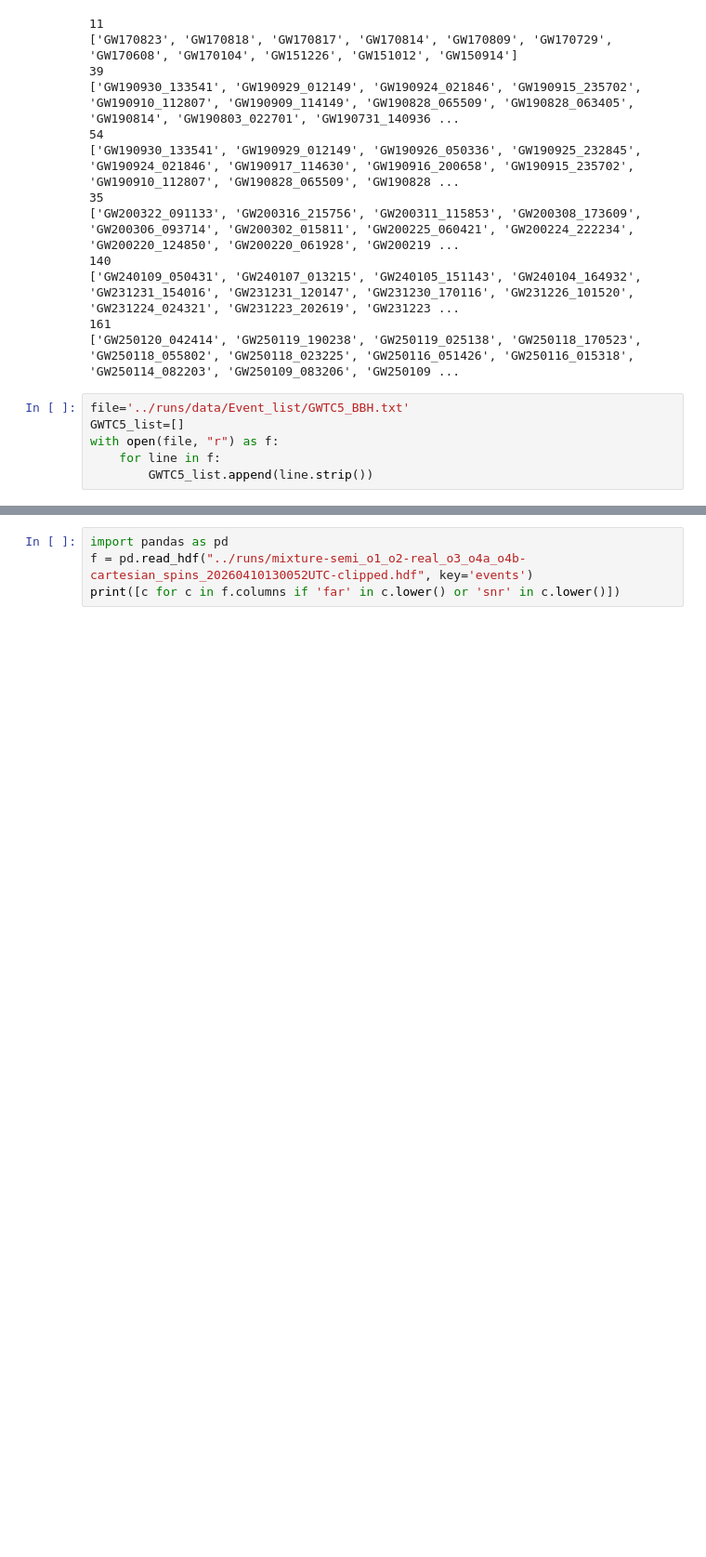
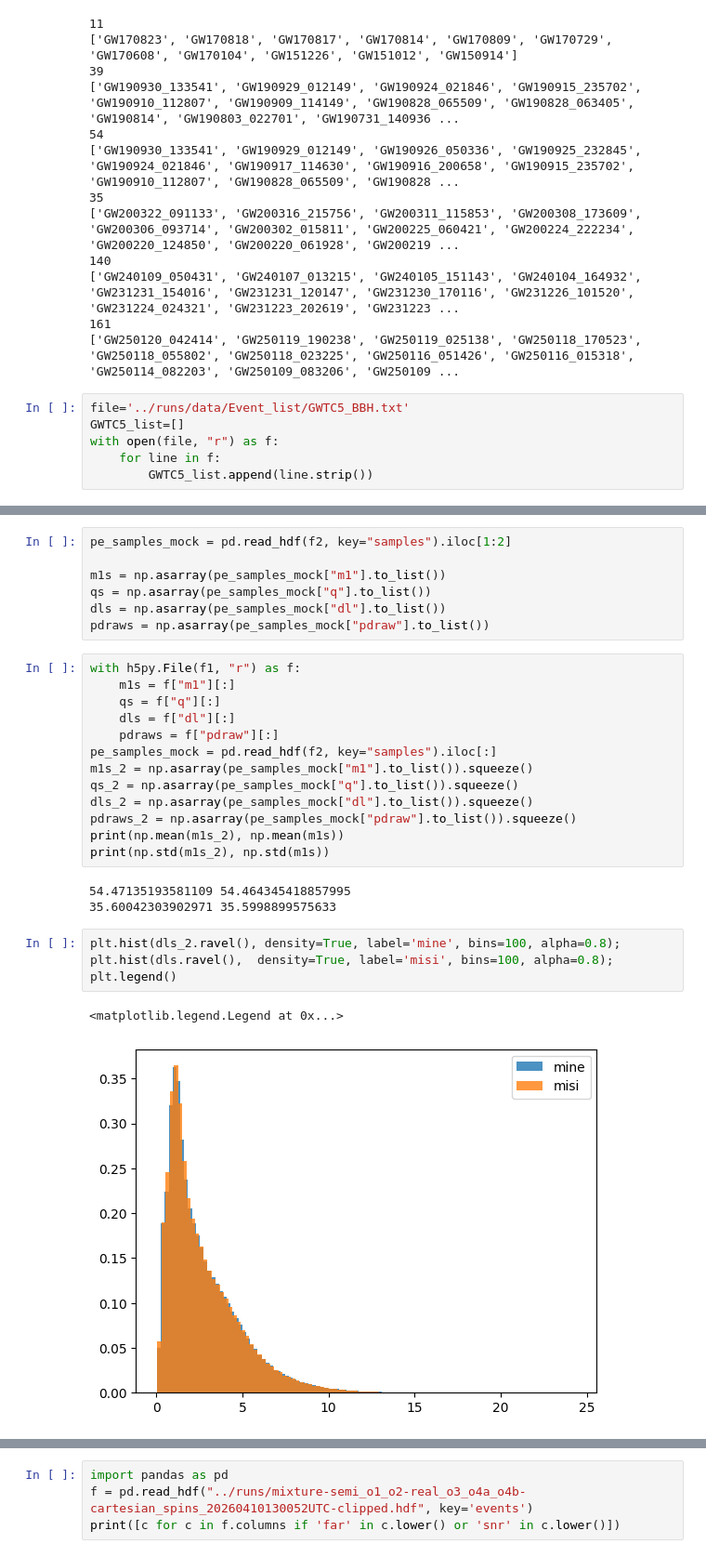
Before and after one commit to abby-moran/GW_pop_cosmo_inference, a Jupyter notebook: scripts/sandbox.ipynb, the cells around one changed output, grey strips where cells are left out. Shown at 93% size. Saved outputs shown, nothing was run; the diff lists cells and outputs as text; blank space fills up the shorter version.

```diff
--- a/scripts/sandbox.ipynb
+++ b/scripts/sandbox.ipynb
@@ -140,0 +144,30 @@ plt.legend()
+# %%
+pe_samples_mock = pd.read_hdf(f2, key="samples").iloc[1:2]
+
+m1s = np.asarray(pe_samples_mock["m1"].to_list())
+qs = np.asarray(pe_samples_mock["q"].to_list())
+dls = np.asarray(pe_samples_mock["dl"].to_list())
+pdraws = np.asarray(pe_samples_mock["pdraw"].to_list())
+# %%
+with h5py.File(f1, "r") as f:
+    m1s = f["m1"][:]
+    qs = f["q"][:]
+    dls = f["dl"][:]
+    pdraws = f["pdraw"][:]
+pe_samples_mock = pd.read_hdf(f2, key="samples").iloc[:]
+m1s_2 = np.asarray(pe_samples_mock["m1"].to_list()).squeeze()
+qs_2 = np.asarray(pe_samples_mock["q"].to_list()).squeeze()
+dls_2 = np.asarray(pe_samples_mock["dl"].to_list()).squeeze()
+pdraws_2 = np.asarray(pe_samples_mock["pdraw"].to_list()).squeeze()
+print(np.mean(m1s_2), np.mean(m1s))
+print(np.std(m1s_2), np.std(m1s))
+# %% [output]
+54.47135193581109 54.464345418857995
+35.60042303902971 35.5998899575633
+# %%
+plt.hist(dls_2.ravel(), density=True, label='mine', bins=100, alpha=0.8);
+plt.hist(dls.ravel(),  density=True, label='misi', bins=100, alpha=0.8);
+plt.legend()
+# %% [output]
+<matplotlib.legend.Legend at 0x...>
+[figure, added]
```
Also changed, not shown: parts of 11 cells of this notebook, 15 other files.
